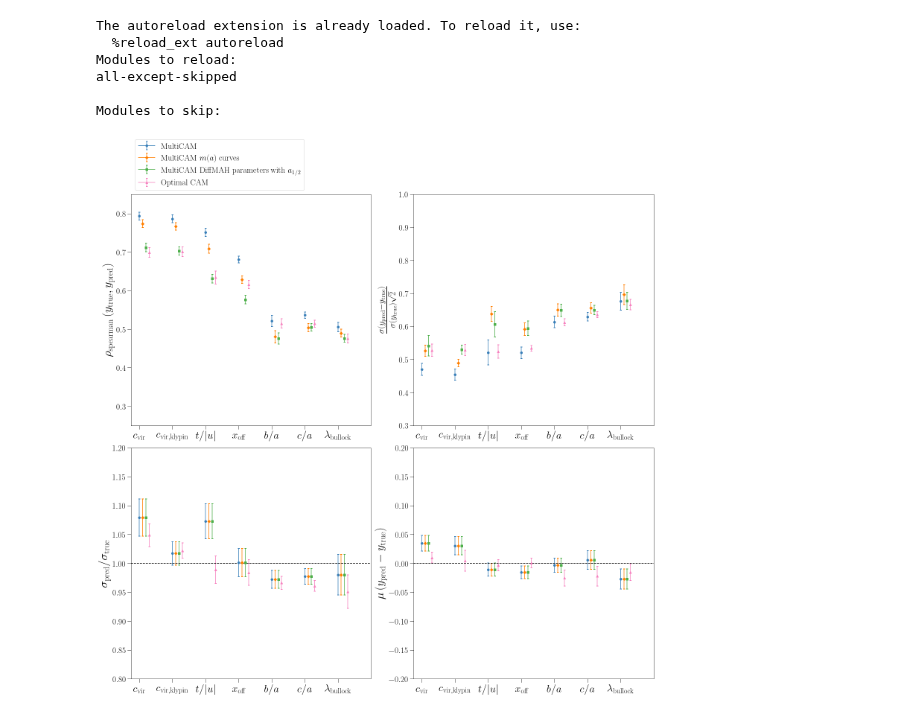
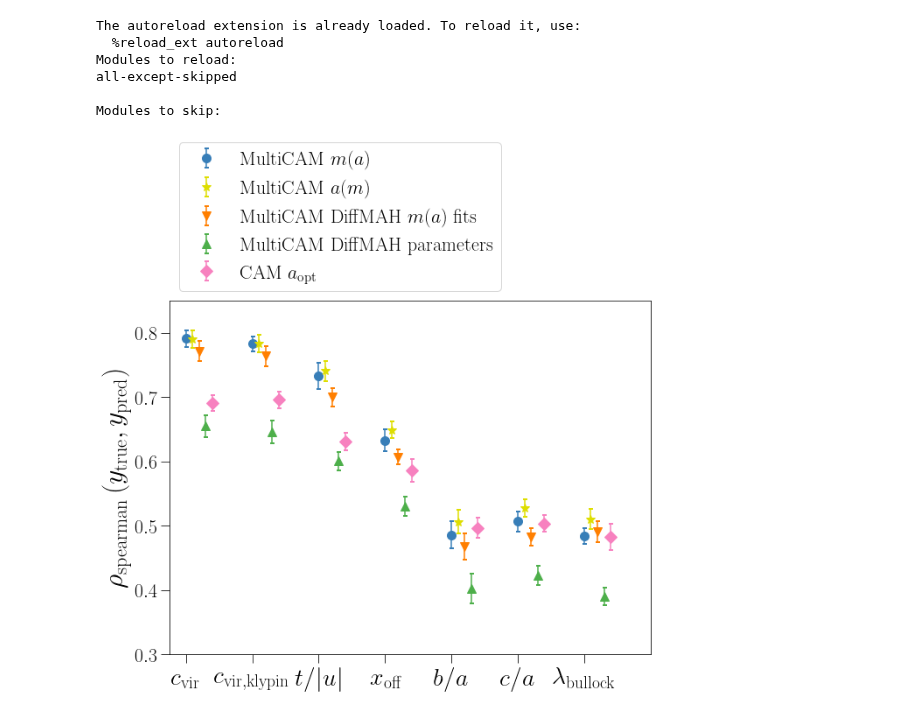
Before and after one commit to ismael-mendoza/nbody-relaxed, a Jupyter notebook: notebooks/current/diffmah_curve_preds.ipynb, the cells around one changed output. Cells and saved outputs as stored; diff of their text form; code cells hidden in the pictures.

Commit message:
compare m(a) full and m(a) diffmah plots

```diff
--- a/notebooks/current/diffmah_curve_preds.ipynb
+++ b/notebooks/current/diffmah_curve_preds.ipynb
@@ -46,10 +29,16 @@ am = mah_data["am"]
 scales = mah_data["scales"]
 mass_bins = mah_data["mass_bins"]
 
+# prepare catalog with all m_a
+ma_names = [f"ma_{ii}" for ii in range(len(scales))]
+for ii in range(len(scales)):
+    cat.add_column(ma[:, ii], name=ma_names[ii])
+
 # prepare catalog with all a_m
 am_names = [f"am_{ii}" for ii in range(len(mass_bins))]
 for ii in range(len(mass_bins)):
     cat.add_column(am[:, ii], name=am_names[ii])
+
 
 
 # load diffmah fits parameters
@@ -59,9 +48,6 @@ early, late = get_early_late(ue, ul)
 cat.add_column(10**logtc, name="tau_c")
 cat.add_column(early, name="alpha_early")
 cat.add_column(late, name="alpha_late")
-
-# add a_{1/2} also as alternative parametrization
-cat.add_column(get_an_from_am(am, mass_bins, 0.5), name="a2")
 # %%
 # load diffmah fits curves.
 diffmah_curves = np.load('../../data/processed/diffmah_fits.npy')
@@ -127,50 +120,52 @@ data = {
 models = training_suite(data)
 # %%
 metrics_data = {
-    "spear": {"yrange": (0.25, 0.85)},
-    "rscatter": {"yrange": (0.3, 1.0)},
-    "sigma_ratio": {"yrange": (0.8, 1.2), "hline": 1.0},
-    "mu": {"yrange": (-0.2, 0.2), "hline": 0.0},
+    "spear": {"yrange": (0.3, 0.85)},
+    # "rscatter": {"yrange": (0.3, 1.0)},
+    # "sigma_ratio": {"yrange": (0.8, 1.2), "hline": 1.0},
+    # "mu": {"yrange": (-0.2, 0.2), "hline": 0.0},
 }
 
-markers = ["o", "D", "s", "^"]
+markers = ["o", "v", "^", "D", "*"]
 test_data = {
-    "multicam": (datasets["all"]["test"][0], r"\rm MultiCAM", plotdf.cb_colors[0], markers[0]),
+    "multicam_ma": (datasets["ma"]["test"][0], r"\rm MultiCAM $m(a)$", rxplots.cb_colors[0], markers[0]),
+    "multicam_am": (datasets["am"]["test"][0], r"\rm MultiCAM $a(m)$", rxplots.cb_colors[-1], markers[-1]),
     "multicam_diffmah_curves": (
         datasets["diffmah_curves"]["test"][0],
-        r"\rm MultiCAM $m(a)$ curves",
-        plotdf.cb_colors[1],
+        r"\rm MultiCAM DiffMAH $m(a)$ fits",
+        rxplots.cb_colors[1],
         markers[1],
     ),
-    "multicam_diffmah_new": (
-        datasets["diffmah_new"]["test"][0],
-        r"\rm MultiCAM DiffMAH parameters with $a_{1/2}$",
-        plotdf.cb_colors[2],
+    "multicam_diffmah_params": (
+        datasets["diffmah_params"]["test"][0],
+        r"\rm MultiCAM DiffMAH parameters",
+        rxplots.cb_colors[2],
         markers[2],
     ),
     "mixed_cam": (
-        datasets["all"]["test"][0],
-        r"\rm Optimal CAM",
-        plotdf.cb_colors[3],
+        datasets["am"]["test"][0],
+        r"\rm CAM $a_{\rm opt}$",
+        rxplots.cb_colors[3],
         markers[3],
     ),
 }
 
 
 fig = rxplots.metrics_plot(
     metrics_data,
     test_data,
     models,
     cat_test,
     params=params,
-    ncols=2,
-    nrows=2,
-    figsize=(21, 21),
+    ncols=1,
+    nrows=1,
+    figsize=(9, 9),
     ticksize=28,
     y_label_size=32,
     bbox_to_anchor=(0.0, 1.0, 0.45, 0.45),
+    ms=10
 )
 
 fig.show()
 # %% [output]
-[figure, old version]
+[figure, new version]
```
Also changed, not shown: parts of 3 cells of this notebook.
